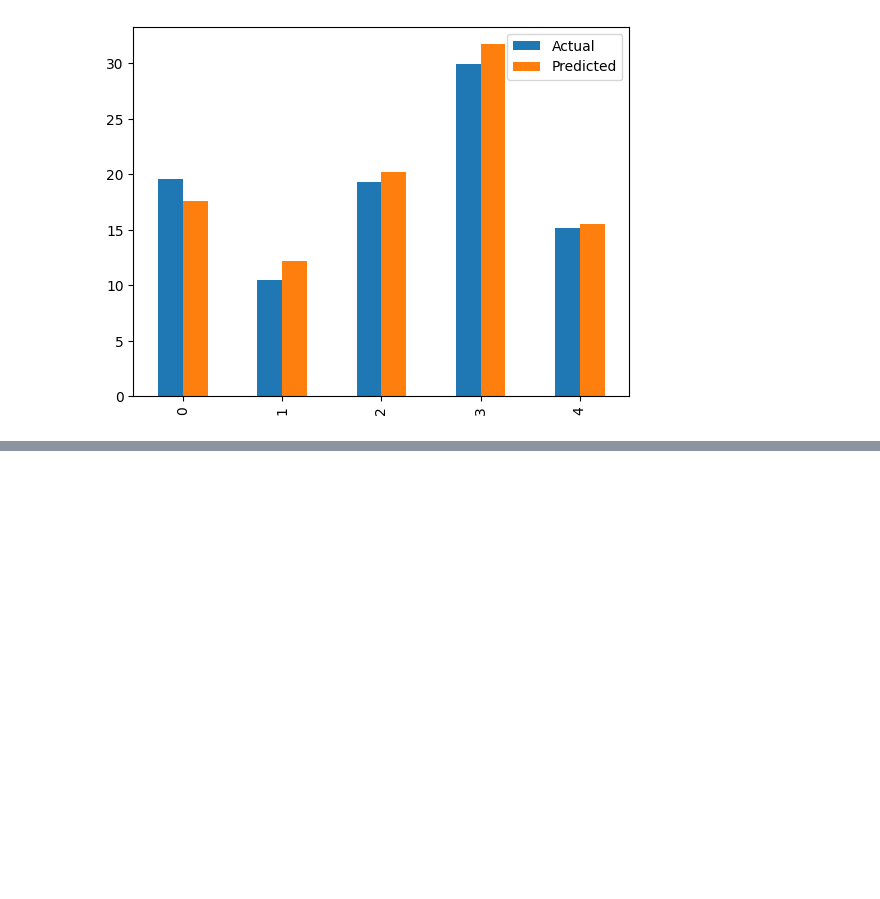
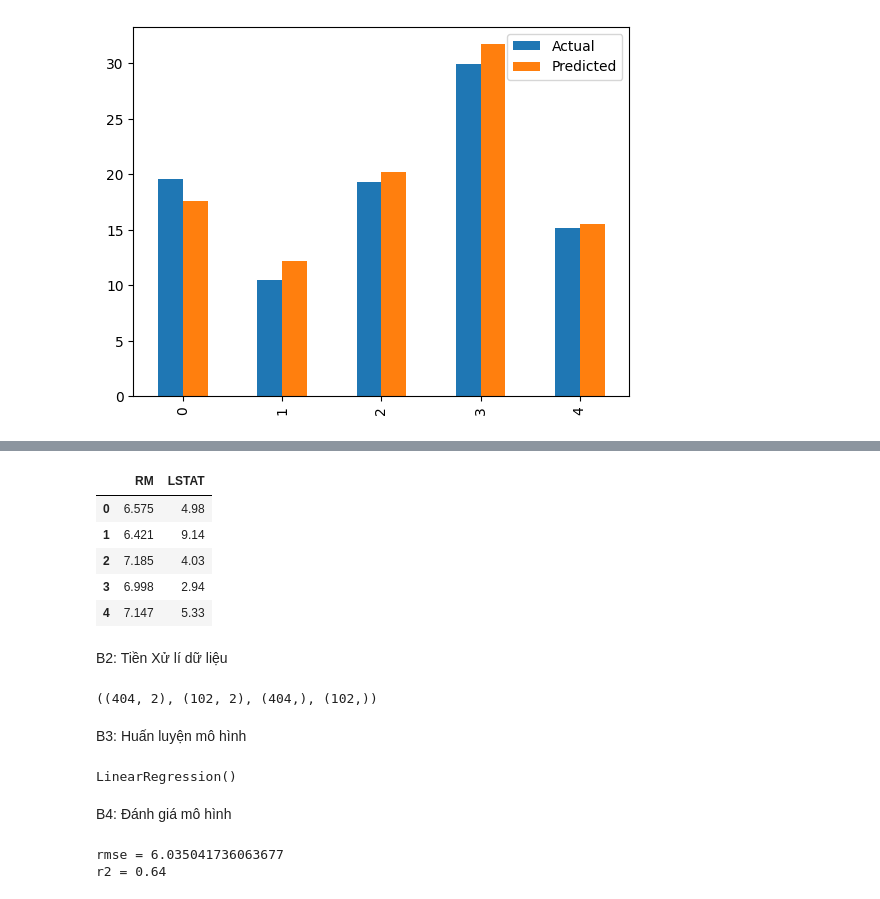
Before and after one commit to nangnguyen1204/data-ML-VTI2310, a Jupyter notebook: lesson6-linear-regression-model-1varriable/nang_ml_linear_boston.ipynb, the cells around one changed output, grey strips where cells are left out. Cells and saved outputs as stored; diff of their text form; code cells hidden in the pictures; blank space fills up the shorter version.

```diff
--- a/lesson6-linear-regression-model-1varriable/nang_ml_linear_boston (3).ipynb
+++ b/lesson6-linear-regression-model-1varriable/nang_ml_linear_boston.ipynb
@@ -668,0 +692,11 @@ df2.plot(kind='bar')
+# %%
+X = bos_pd[['RM', 'LSTAT']]
+# %%
+X.head()
+# %% [output]
+|  | RM | LSTAT |
+| 0 | 6.575 | 4.98 |
+| 1 | 6.421 | 9.14 |
+| 2 | 7.185 | 4.03 |
+| 3 | 6.998 | 2.94 |
+| 4 | 7.147 | 5.33 |
@@ -668,0 +705,19 @@ df2.plot(kind='bar')
+# %% [markdown]
+B2: Tiền Xử lí dữ liệu
+# %%
+X_train, X_test, y_train, y_test =\
+  train_test_split(X,y, test_size = 0.2, random_state = 9) # test_size mặc định là 0.25
+
+X_train.shape, X_test.shape, y_train.shape, y_test.shape
+# %% [output]
+((404, 2), (102, 2), (404,), (102,))
+# %% [markdown]
+B3: Huấn luyện mô hình
+# %%
+reg_rm_lstat = LinearRegression()
+# tạo mô hình huấn luyện theo phương pháp LinearRegression
+
+reg_rm_lstat.fit(X_train, y_train)
+# sử dụng fit để huấn luyện mô hình với 2 tập dữ liệu X_train, y_train
+# %% [output]
+LinearRegression()
@@ -668,0 +727,15 @@ df2.plot(kind='bar')
+# %% [markdown]
+B4: Đánh giá mô hình
+# %%
+# tính rmse
+rmse = np.sqrt(metrics.mean_squared_error(y_test, y_train_predict_2))
+
+# tính r2
+
+r2 = round(reg_rm_lstat.score(X_test, y_test), 2)
+
+print(f"rmse = {rmse}")
+print(f"r2 = {r2}")
+# %% [output]
+rmse = 6.035041736063677
+r2 = 0.64
```
Also changed, not shown: parts of 27 cells of this notebook.
